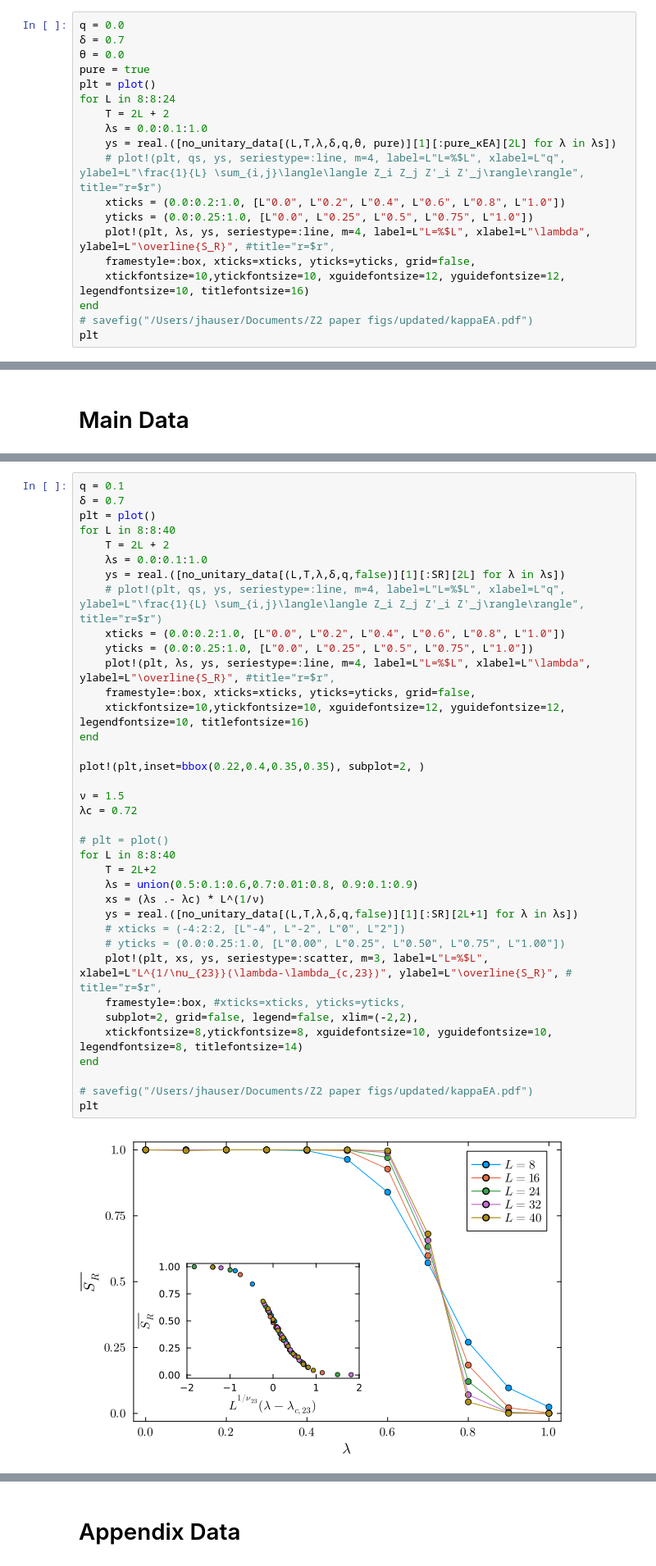
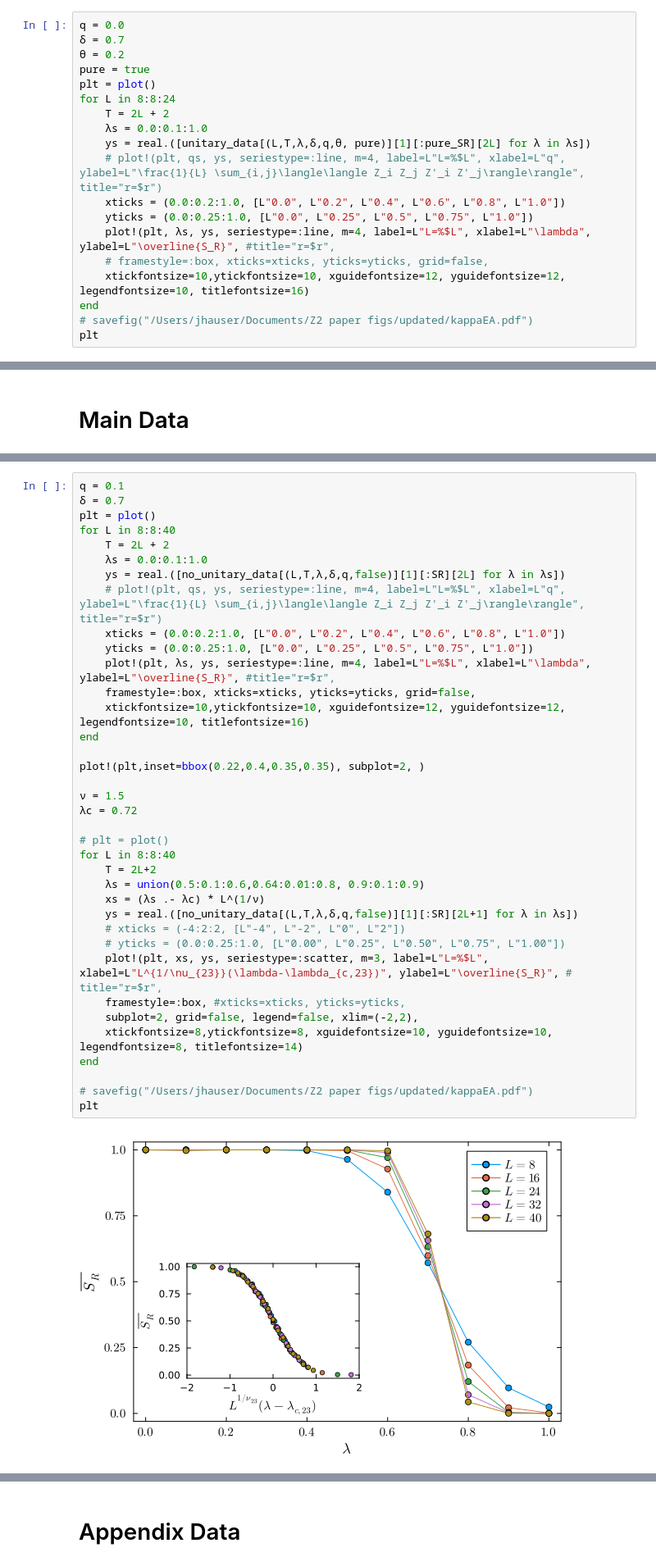
Before and after one commit to jahauser/2025_ZZX_TNs, a Jupyter notebook: notebooks/25_08_23.ipynb, the cells around one changed output, grey strips where cells are left out. Shown at 82% size. Cells and saved outputs as stored; diff of their text form.

Commit message:
more unitary

```diff
--- a/notebooks/25_08_23.ipynb
+++ b/notebooks/25_08_23.ipynb
@@ -116,18 +200,18 @@ end
 # %%
 q = 0.0
 δ = 0.7
-θ = 0.0
+θ = 0.2
 pure = true
 plt = plot()
 for L in 8:8:24
     T = 2L + 2
     λs = 0.0:0.1:1.0
-    ys = real.([no_unitary_data[(L,T,λ,δ,q,θ, pure)][1][:pure_κEA][2L] for λ in λs])
+    ys = real.([unitary_data[(L,T,λ,δ,q,θ, pure)][1][:pure_SR][2L] for λ in λs])
     # plot!(plt, qs, ys, seriestype=:line, m=4, label=L"L=%$L", xlabel=L"q", ylabel=L"\frac{1}{L} \sum_{i,j}\langle\langle Z_i Z_j Z'_i Z'_j\rangle\rangle", title="r=$r")
     xticks = (0.0:0.2:1.0, [L"0.0", L"0.2", L"0.4", L"0.6", L"0.8", L"1.0"])
     yticks = (0.0:0.25:1.0, [L"0.0", L"0.25", L"0.5", L"0.75", L"1.0"])
     plot!(plt, λs, ys, seriestype=:line, m=4, label=L"L=%$L", xlabel=L"\lambda", ylabel=L"\overline{S_R}", #title="r=$r",
-    framestyle=:box, xticks=xticks, yticks=yticks, grid=false,
+    # framestyle=:box, xticks=xticks, yticks=yticks, grid=false,
     xtickfontsize=10,ytickfontsize=10, xguidefontsize=12, yguidefontsize=12, legendfontsize=10, titlefontsize=16)
 end
 # savefig("/Users/jhauser/Documents/Z2 paper figs/updated/kappaEA.pdf")
@@ -198,32 +282,32 @@ for L in 8:8:40
     ys = real.([no_unitary_data[(L,T,λ,δ,q,false)][1][:SR][2L] for λ in λs])
     # plot!(plt, qs, ys, seriestype=:line, m=4, label=L"L=%$L", xlabel=L"q", ylabel=L"\frac{1}{L} \sum_{i,j}\langle\langle Z_i Z_j Z'_i Z'_j\rangle\rangle", title="r=$r")
     xticks = (0.0:0.2:1.0, [L"0.0", L"0.2", L"0.4", L"0.6", L"0.8", L"1.0"])
     yticks = (0.0:0.25:1.0, [L"0.0", L"0.25", L"0.5", L"0.75", L"1.0"])
     plot!(plt, λs, ys, seriestype=:line, m=4, label=L"L=%$L", xlabel=L"\lambda", ylabel=L"\overline{S_R}", #title="r=$r",
     framestyle=:box, xticks=xticks, yticks=yticks, grid=false,
     xtickfontsize=10,ytickfontsize=10, xguidefontsize=12, yguidefontsize=12, legendfontsize=10, titlefontsize=16)
 end
 
 plot!(plt,inset=bbox(0.22,0.4,0.35,0.35), subplot=2, )
 
 ν = 1.5
 λc = 0.72
 
 # plt = plot()
 for L in 8:8:40
     T = 2L+2
-    λs = union(0.5:0.1:0.6,0.7:0.01:0.8, 0.9:0.1:0.9)
+    λs = union(0.5:0.1:0.6,0.64:0.01:0.8, 0.9:0.1:0.9)
     xs = (λs .- λc) * L^(1/ν)
     ys = real.([no_unitary_data[(L,T,λ,δ,q,false)][1][:SR][2L+1] for λ in λs])
     # xticks = (-4:2:2, [L"-4", L"-2", L"0", L"2"])
     # yticks = (0.0:0.25:1.0, [L"0.00", L"0.25", L"0.50", L"0.75", L"1.00"])
     plot!(plt, xs, ys, seriestype=:scatter, m=3, label=L"L=%$L", xlabel=L"L^{1/\nu_{23}}(\lambda-\lambda_{c,23})", ylabel=L"\overline{S_R}", # title="r=$r",
     framestyle=:box, #xticks=xticks, yticks=yticks,
     subplot=2, grid=false, legend=false, xlim=(-2,2),
     xtickfontsize=8,ytickfontsize=8, xguidefontsize=10, yguidefontsize=10, legendfontsize=8, titlefontsize=14)
 end
 
 # savefig("/Users/jhauser/Documents/Z2 paper figs/updated/kappaEA.pdf")
 plt
 # %% [output]
-[figure, old version]
+[figure, new version]
```
Also changed, not shown: parts of 9 cells of this notebook, 3 other files.
